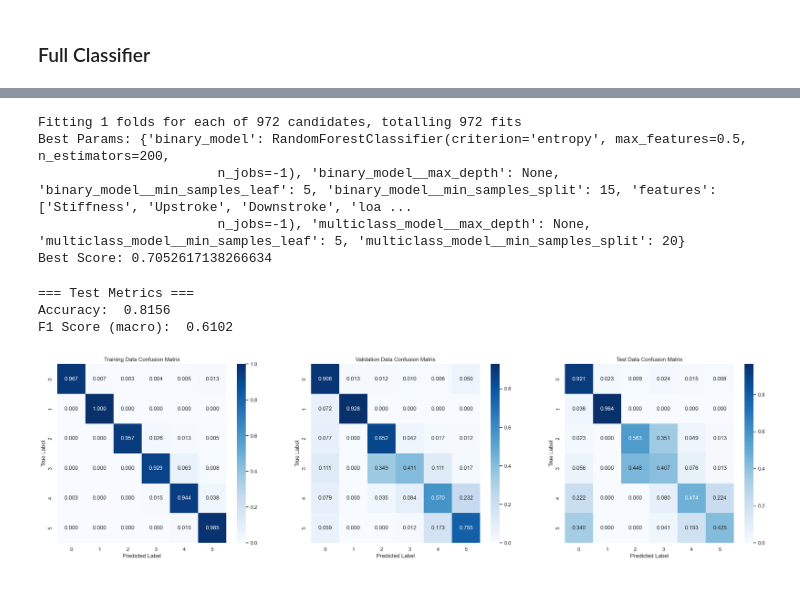
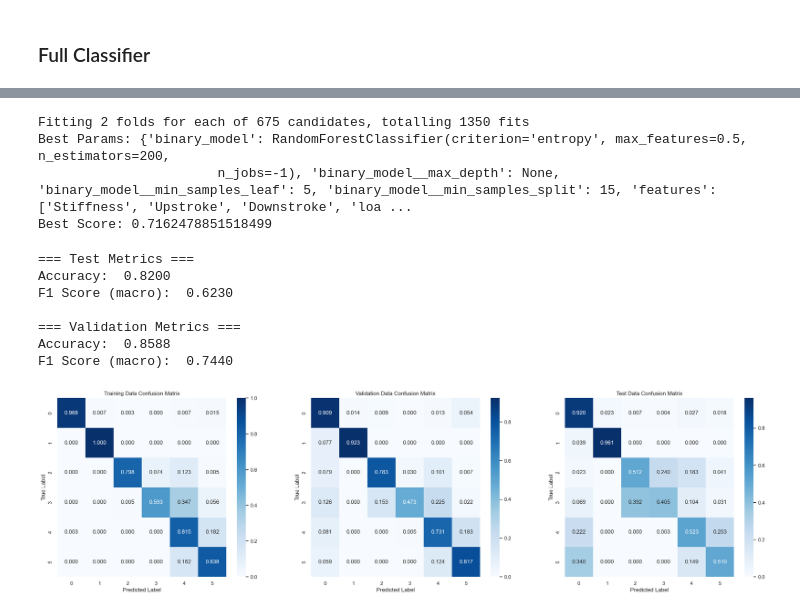
Before and after one commit to ivanbrillo/ArtificialTouch, a Jupyter notebook: DataTable6.ipynb, the cells around one changed output, grey strips where cells are left out. Saved outputs shown, nothing was run; the diff lists cells and outputs as text; code cells hidden in the pictures.

```diff
--- a/DataTable6.ipynb
+++ b/DataTable6.ipynb
@@ -580,12 +565,6 @@ Plotting overall feature importance...
   6. force_ratio_75_25
   7. peak_position
 # %%
-import numpy as np
-import pandas as pd
-from sklearn.metrics import silhouette_score
-from tqdm import tqdm
-
-
 def find_best_smoothing_params(
         df,
         features_to_smooth,
@@ -610,7 +589,7 @@ def find_best_smoothing_params(
                 y_train=y_train,
                 X_validation_scaled=X_validation_scaled,
                 y_validation=y_validation,
-                feature_list=feature_list_3,
+                feature_list=features_to_smooth,
                 selected_classes=[2, 3, 4, 5],
                 mi_threshold=0.3,
                 wasserstein_threshold=bw,
@@ -647,7 +626,7 @@ df_all['class'] = pd.concat([y_train, y_validation], axis=0, ignore_index=True)
 
 results_df, best_bw, best_ce, best_score = find_best_smoothing_params(
     df=df_all,
-    features_to_smooth=features,
+    features_to_smooth=feature_list_3,
     class_label_col='class',
     bandwidth_values=bw_vals,
     center_emphasis_values=ce_vals
@@ -760,16 +719,16 @@ X_val_new_nz["posy"] = X_validation["posy"]
 import numpy as np
 import pandas as pd
 import matplotlib.pyplot as plt
-import seaborn as sns
 from collections import Counter
 from imblearn.over_sampling import ADASYN
 from sklearn.ensemble import RandomForestClassifier
-from sklearn.metrics import classification_report, accuracy_score, balanced_accuracy_score, confusion_matrix
-from imblearn.over_sampling import SMOTE
+from sklearn.metrics import classification_report, accuracy_score, balanced_accuracy_score
 
 # Create dataset with selected features (excluding posx, posy)
 # X_train_selected = X_train[feature_list]
 # X_test_selected = X_test[feature_list]
+
+feature_list = results_df["features"][2]
 
 X_train_selected = X_train_scaled[feature_list]
 X_test_selected = X_test_scaled[feature_list]
@@ -1150,8 +1109,6 @@ weighted avg       0.38      0.46      0.40      2018
 # %%
 from sklearn.base import BaseEstimator, ClassifierMixin, clone
 import numpy as np
-from sklearn.metrics import accuracy_score, precision_score, recall_score, f1_score, classification_report
-from xgboost import XGBClassifier
 
 
 class TwoStageClassifier(BaseEstimator, ClassifierMixin):
@@ -1173,11 +1130,14 @@ class TwoStageClassifier(BaseEstimator, ClassifierMixin):
         self.binary_model_.fit(X_adasyn, y_binary_adasyn)
 
         self.multiclass_model_ = clone(self.multiclass_model)
-        X_hard_smoothed = self.train_smoothed[self.features]
         y_multiclass = y[mask] - 1
 
+        if len(self.train_smoothed[0]) == len(y_multiclass):
+            X_hard_smoothed = self.train_smoothed[0][self.features]
+        else:
+            X_hard_smoothed = self.train_smoothed[1][self.features]
+
         self.multiclass_model_.fit(X_hard_smoothed, y_multiclass)
-
         return self
 
     def predict(self, X):
@@ -1279,7 +1237,7 @@ from sklearn.model_selection import PredefinedSplit
 from sklearn.model_selection import GridSearchCV
 from sklearn.metrics import make_scorer, f1_score
 
-clf = TwoStageClassifier(train_smoothed=hard_spots_train_smoothed)
+clf = TwoStageClassifier(train_smoothed=[hard_spots_train_smoothed, hard_spots_validation_smoothed])
 
 X_train_final = X_train_scaled.copy()
 X_train_final["posy"] = X_train["posy"]
@@ -1296,7 +1254,7 @@ X_val_final["posy"] = X_validation["posy"]
 X_train_val = pd.concat([X_train_final, X_val_final], axis=0)
 y_train_val = pd.concat([y_train, y_validation], axis=0)
 
-test_fold = [-1] * len(X_train_final) + [0] * len(X_val_final)
+test_fold = [0] * len(X_train_final) + [1] * len(X_val_final)
 ps = PredefinedSplit(test_fold)
 
 grid_search = GridSearchCV(
@@ -1314,13 +1272,12 @@ grid_search.fit(X_train_val, y_train_val)
 print("Best Params:", grid_search.best_params_)
 print("Best Score:", grid_search.best_score_)
 # %% [output]
-Fitting 1 folds for each of 972 candidates, totalling 972 fits
+Fitting 2 folds for each of 675 candidates, totalling 1350 fits
 Best Params: {'binary_model': RandomForestClassifier(criterion='entropy', max_features=0.5, n_estimators=200,
                        n_jobs=-1), 'binary_model__max_depth': None, 'binary_model__min_samples_leaf': 5, 'binary_model__min_samples_split': 15, 'features': ['Stiffness', 'Upstroke', 'Downstroke', 'loa ...
-                       n_jobs=-1), 'multiclass_model__max_depth': None, 'multiclass_model__min_samples_leaf': 5, 'multiclass_model__min_samples_split': 20}
-Best Score: 0.7052617138266634
+Best Score: 0.7162478851518499
 # %%
-from sklearn.metrics import accuracy_score, precision_score, recall_score, f1_score, classification_report
+
 
 
 def print_metrics(y_true, y_pred, label="Set"):
@@ -1342,41 +1299,41 @@ for param, value in best_params.items():
     if param.startswith('binary_model__'):
         param_name = param.replace('binary_model__', '')
         setattr(binary_model, param_name, value)
     if param.startswith('multiclass_model__'):
         param_name = param.replace('multiclass_model__', '')
         setattr(multiclass_model, param_name, value)
 
-# setattr(multiclass_model, "C", 18)
-# # setattr(multiclass_model, "kernel", "poly")
-# setattr(multiclass_model, "gamma", 0.1)
-#
-
 # Create classifier with the configured models
 best_clf = TwoStageClassifier(
     binary_model=binary_model,
     multiclass_model=multiclass_model,
-    features= best_params['features'],
-    train_smoothed=hard_spots_train_smoothed
+    features=best_params['features'],
+    train_smoothed=[hard_spots_train_smoothed, hard_spots_validation_smoothed]
 )
 
 # Now fit and evaluate as before
 best_clf.fit(X_train_final[best_features], y_train)
 
 # Make predictions
 y_pred_test = best_clf.predict(X_test_final[best_features])
 y_pred_train = best_clf.predict(X_train_final[best_features])
 y_pred_val = best_clf.predict(X_val_final[best_features])
 
 # Plot confusion matrices
 fig, (ax1, ax2, ax3) = plt.subplots(1, 3, figsize=(28, 7))
 plot_confusion_matrix(y_train, y_pred_train, 'Training Data Confusion Matrix', ax1)
 plot_confusion_matrix(y_validation, y_pred_val, 'Validation Data Confusion Matrix', ax2)
 plot_confusion_matrix(y_test, y_pred_test, 'Test Data Confusion Matrix', ax3)
-
+S
 # Print performance metrics
 print_metrics(y_test, y_pred_test, label="Test")
+print_metrics(y_validation, y_pred_val, label="Validation")
 # %% [output]
 === Test Metrics ===
-Accuracy:  0.8156
-F1 Score (macro):  0.6102
+Accuracy:  0.8200
+F1 Score (macro):  0.6230
+
+=== Validation Metrics ===
+Accuracy:  0.8588
+F1 Score (macro):  0.7440
-[figure, old version]
+[figure, new version]
```
Also changed, not shown: parts of 16 cells of this notebook, 1 other file.
